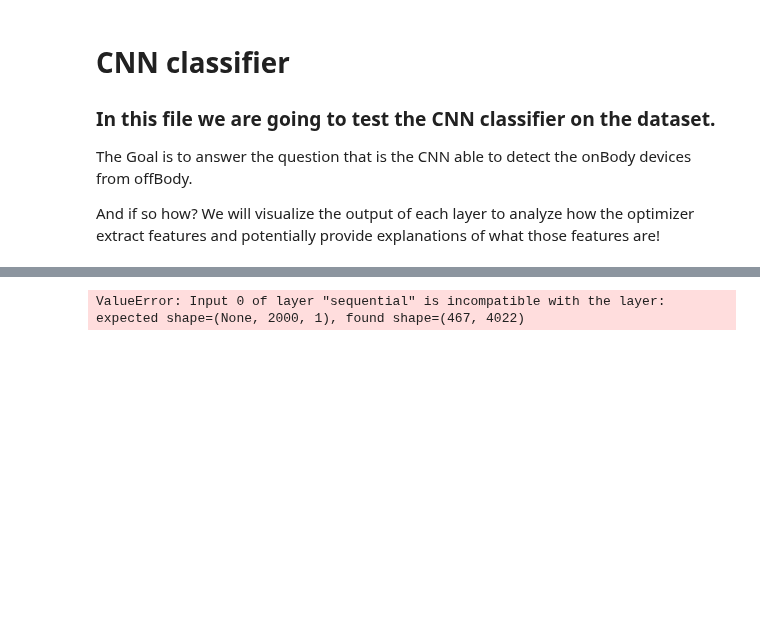
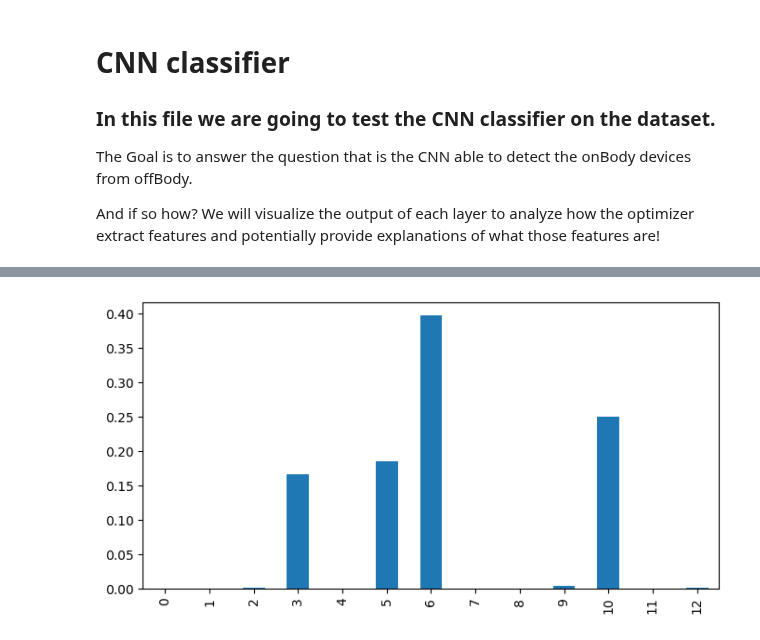
Before and after one commit to mkashani-phd/BLEWBAN_Dataset, a Jupyter notebook: Examples/CNN.ipynb, the cells around one changed output, grey strips where cells are left out. Drawn from its saved outputs; the diff is of its cells as text; code cells hidden in the pictures; blank space fills up the shorter version.

```diff
--- a/Examples/CNN.ipynb
+++ b/Examples/CNN.ipynb
@@ -205,0 +233,4 @@ zz
+# %%
+dfTest = query(BLE['offBody'], {'pos':'3','antenna':'1', 'dvc':'3','SDR':'1'})
+# min_length = df['frame'].apply(len).min()
+dfTest.describe()
@@ -206,21 +247,15 @@ zz
 # %%
-df = query(BLE['offBody'], {'pos':'1','antenna':'1', 'dvc':'7'})
-# min_length = df['frame'].apply(len).min()
-df['frame'] = df['frame'].apply(lambda x: x[:min_length])
-df['data'] = iq.apply(methods = methods, frame = df)
+dfTest['frame'] = dfTest['frame'].apply(lambda x: x[:2000])
+dfTest['data'] = iq.apply(methods = methods, frame = dfTest)
+dfTest['normalized_input_feature'] = dfTest['data'].apply(lambda x: normalized(x))
 
-X_test = tf.convert_to_tensor(df['data'].tolist())
+testOffBody = tf.convert_to_tensor(dfTest['normalized_input_feature'].tolist())
 
-z = model(X_test)
+z = model(testOffBody)
 zz = pd.DataFrame(np.array(z))
 
-num_rows = zz.shape[0]
-
-# Plot each row
-for i in range(num_rows):
-    # plt.figure(figsize=(8, 4))  # Adjust the size as needed
-  plt.plot(zz.iloc[i, :])
-
+plt.figure(figsize=(8, 4))  # Adjust the size as needed
+zz.mean(axis=0).plot(kind='bar')
 plt.show()
 # %% [output]
-ValueError: Input 0 of layer "sequential" is incompatible with the layer: expected shape=(None, 2000, 1), found shape=(467, 4022)
+[figure, added]
```
Also changed, not shown: parts of 18 cells of this notebook, 3 other files.
